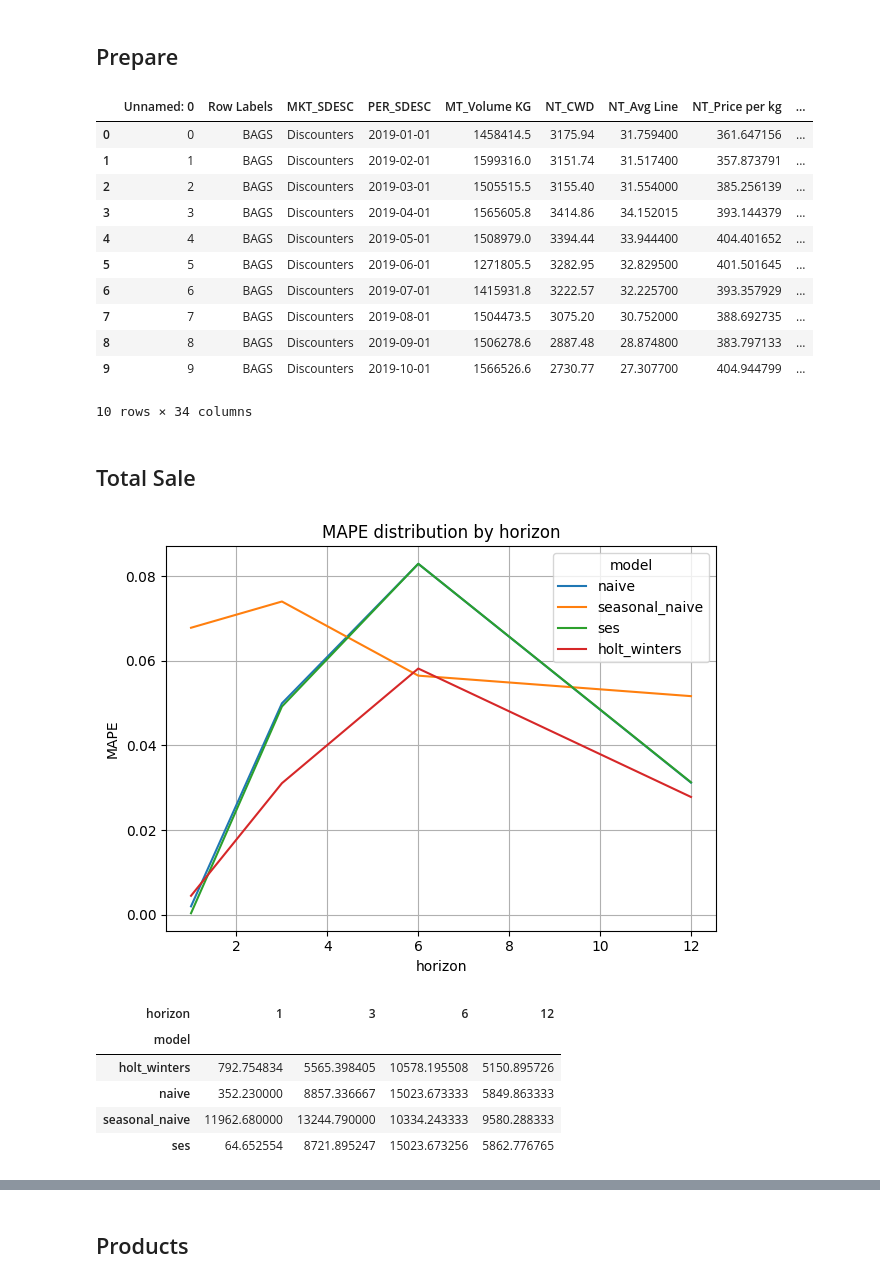
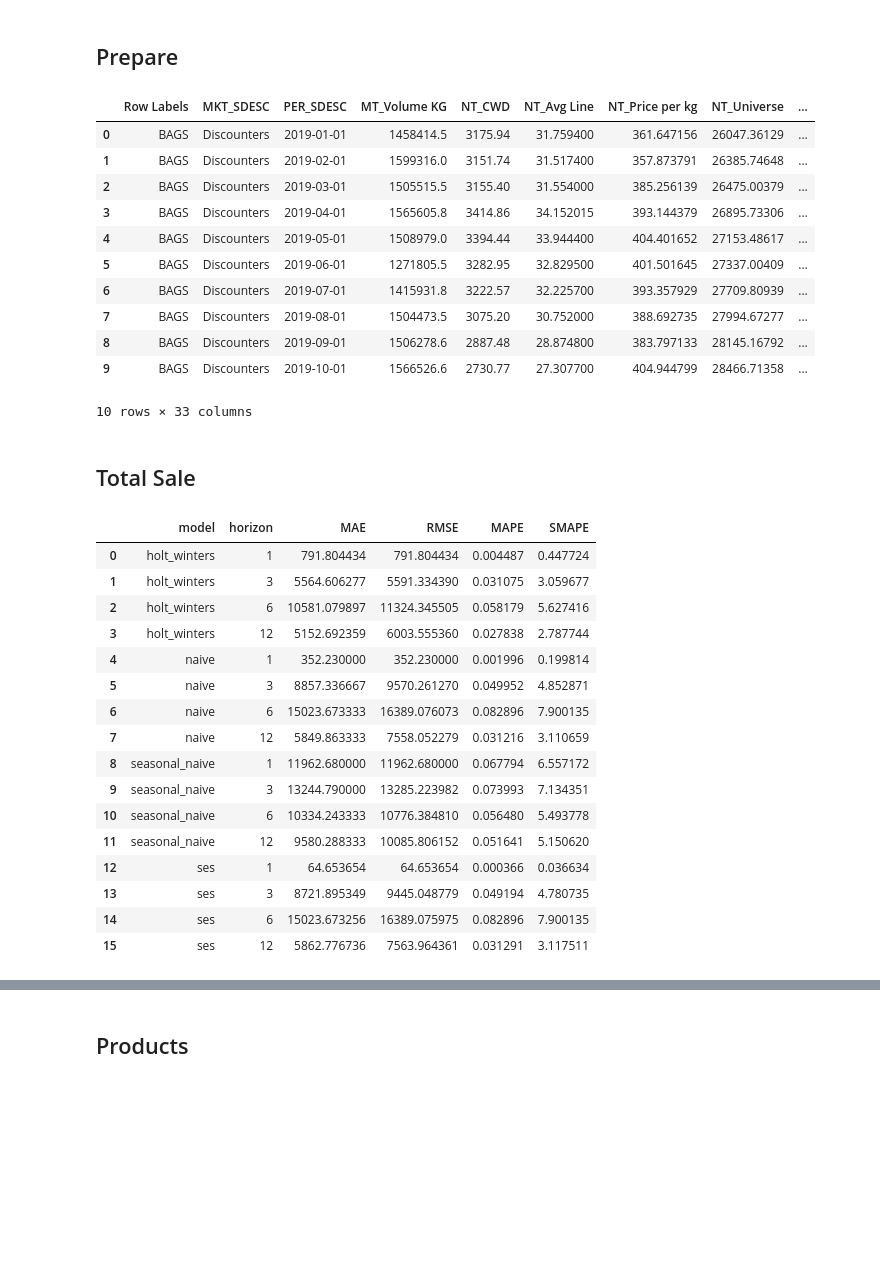
Before and after one commit to BELCHONOK-afk/thesis_TS_Sales_Forecast, a Jupyter notebook: baseline.ipynb, the cells around one changed output, grey strips where cells are left out. Drawn from its saved outputs; the diff is of its cells as text; code cells hidden in the pictures; blank space fills up the shorter version.

```diff
--- a/baseline.ipynb
+++ b/baseline.ipynb
@@ -73,21 +74,23 @@ def evaluate(y, y_hat):
         "SMAPE": smape(y, y_hat)
     }
 # %%
-data = pd.read_csv('data/data_4_forecast.csv')
+data = pd.read_csv('data/data_4_forecast.csv', index_col = 0)
+data['PER_SDESC'] = pd.to_datetime(data['PER_SDESC'])
+data['PER_SDESC'].dt.to_period('M').dt.to_timestamp()
 data.head(10)
 # %% [output]
-|  | Unnamed: 0 | Row Labels | MKT_SDESC | PER_SDESC | MT_Volume KG | NT_CWD | NT_Avg Line | NT_Price per kg | ... |
-| 0 | 0 | BAGS | Discounters | 2019-01-01 | 1458414.5 | 3175.94 | 31.759400 | 361.647156 | ... |
-| 1 | 1 | BAGS | Discounters | 2019-02-01 | 1599316.0 | 3151.74 | 31.517400 | 357.873791 | ... |
-| 2 | 2 | BAGS | Discounters | 2019-03-01 | 1505515.5 | 3155.40 | 31.554000 | 385.256139 | ... |
-| 3 | 3 | BAGS | Discounters | 2019-04-01 | 1565605.8 | 3414.86 | 34.152015 | 393.144379 | ... |
-| 4 | 4 | BAGS | Discounters | 2019-05-01 | 1508979.0 | 3394.44 | 33.944400 | 404.401652 | ... |
-| 5 | 5 | BAGS | Discounters | 2019-06-01 | 1271805.5 | 3282.95 | 32.829500 | 401.501645 | ... |
-| 6 | 6 | BAGS | Discounters | 2019-07-01 | 1415931.8 | 3222.57 | 32.225700 | 393.357929 | ... |
-| 7 | 7 | BAGS | Discounters | 2019-08-01 | 1504473.5 | 3075.20 | 30.752000 | 388.692735 | ... |
-| 8 | 8 | BAGS | Discounters | 2019-09-01 | 1506278.6 | 2887.48 | 28.874800 | 383.797133 | ... |
-| 9 | 9 | BAGS | Discounters | 2019-10-01 | 1566526.6 | 2730.77 | 27.307700 | 404.944799 | ... |
+|  | Row Labels | MKT_SDESC | PER_SDESC | MT_Volume KG | NT_CWD | NT_Avg Line | NT_Price per kg | NT_Universe | ... |
+| 0 | BAGS | Discounters | 2019-01-01 | 1458414.5 | 3175.94 | 31.759400 | 361.647156 | 26047.36129 | ... |
+| 1 | BAGS | Discounters | 2019-02-01 | 1599316.0 | 3151.74 | 31.517400 | 357.873791 | 26385.74648 | ... |
+| 2 | BAGS | Discounters | 2019-03-01 | 1505515.5 | 3155.40 | 31.554000 | 385.256139 | 26475.00379 | ... |
+| 3 | BAGS | Discounters | 2019-04-01 | 1565605.8 | 3414.86 | 34.152015 | 393.144379 | 26895.73306 | ... |
+| 4 | BAGS | Discounters | 2019-05-01 | 1508979.0 | 3394.44 | 33.944400 | 404.401652 | 27153.48617 | ... |
+| 5 | BAGS | Discounters | 2019-06-01 | 1271805.5 | 3282.95 | 32.829500 | 401.501645 | 27337.00409 | ... |
+| 6 | BAGS | Discounters | 2019-07-01 | 1415931.8 | 3222.57 | 32.225700 | 393.357929 | 27709.80939 | ... |
+| 7 | BAGS | Discounters | 2019-08-01 | 1504473.5 | 3075.20 | 30.752000 | 388.692735 | 27994.67277 | ... |
+| 8 | BAGS | Discounters | 2019-09-01 | 1506278.6 | 2887.48 | 28.874800 | 383.797133 | 28145.16792 | ... |
+| 9 | BAGS | Discounters | 2019-10-01 | 1566526.6 | 2730.77 | 27.307700 | 404.944799 | 28466.71358 | ... |
-10 rows × 34 columns
+10 rows × 33 columns
 # %%
 def ts_split(series, horizon):
 
@@ -162,13 +165,9 @@ for key in splits.keys():
 
     h = key
 
-    y_train = train_df["NT_CWD"]
-    y_train.index = pd.to_datetime(y_train.index)
-    y_train = y_train.asfreq('MS')
+    y_train = train_df["NT_CWD"].asfreq('MS')
 
-    y_test = test_df["NT_CWD"]
-    y_test.index = pd.to_datetime(y_test.index)
-    y_test = y_test.asfreq('MS')
+    y_test = test_df["NT_CWD"].asfreq('MS')
 
     models = {
         "naive": naive_forecast,
@@ -188,27 +187,29 @@ for key in splits.keys():
         results.append(metrics)
 
 results = pd.DataFrame(results)
-# %%
-sns.lineplot(results, x = 'horizon', y = 'MAPE', hue='model')
-title = 'MAPE distribution by horizon'
-plt.title(title)
-plt.grid()
-plt.tight_layout()
-plt.show()
-# %% [output]
-[figure, removed]
 # %%
-pivot = results.pivot_table(
-    index="model",
-    columns="horizon",
-    values="MAE",
-    aggfunc="mean"
+summary_total = (
+    results
+    .groupby(['model', 'horizon'])
+    .agg({'MAE':'mean', 'RMSE':'mean', 'MAPE':'mean', 'SMAPE':'mean'})
+    .reset_index()
 )
-pivot
+summary_total
 # %% [output]
-| horizon | 1 | 3 | 6 | 12 |
-| model |  |  |  |  |
-| holt_winters | 792.754834 | 5565.398405 | 10578.195508 | 5150.895726 |
-| naive | 352.230000 | 8857.336667 | 15023.673333 | 5849.863333 |
-| seasonal_naive | 11962.680000 | 13244.790000 | 10334.243333 | 9580.288333 |
-| ses | 64.652554 | 8721.895247 | 15023.673256 | 5862.776765 |
+|  | model | horizon | MAE | RMSE | MAPE | SMAPE |
+| 0 | holt_winters | 1 | 791.804434 | 791.804434 | 0.004487 | 0.447724 |
+| 1 | holt_winters | 3 | 5564.606277 | 5591.334390 | 0.031075 | 3.059677 |
+| 2 | holt_winters | 6 | 10581.079897 | 11324.345505 | 0.058179 | 5.627416 |
+| 3 | holt_winters | 12 | 5152.692359 | 6003.555360 | 0.027838 | 2.787744 |
+| 4 | naive | 1 | 352.230000 | 352.230000 | 0.001996 | 0.199814 |
+| 5 | naive | 3 | 8857.336667 | 9570.261270 | 0.049952 | 4.852871 |
+| 6 | naive | 6 | 15023.673333 | 16389.076073 | 0.082896 | 7.900135 |
+| 7 | naive | 12 | 5849.863333 | 7558.052279 | 0.031216 | 3.110659 |
+| 8 | seasonal_naive | 1 | 11962.680000 | 11962.680000 | 0.067794 | 6.557172 |
+| 9 | seasonal_naive | 3 | 13244.790000 | 13285.223982 | 0.073993 | 7.134351 |
+| 10 | seasonal_naive | 6 | 10334.243333 | 10776.384810 | 0.056480 | 5.493778 |
+| 11 | seasonal_naive | 12 | 9580.288333 | 10085.806152 | 0.051641 | 5.150620 |
+| 12 | ses | 1 | 64.653654 | 64.653654 | 0.000366 | 0.036634 |
+| 13 | ses | 3 | 8721.895349 | 9445.048779 | 0.049194 | 4.780735 |
+| 14 | ses | 6 | 15023.673256 | 16389.075975 | 0.082896 | 7.900135 |
+| 15 | ses | 12 | 5862.776736 | 7563.964361 | 0.031291 | 3.117511 |
```
Also changed, not shown: parts of 19 cells of this notebook, 1 other file.
